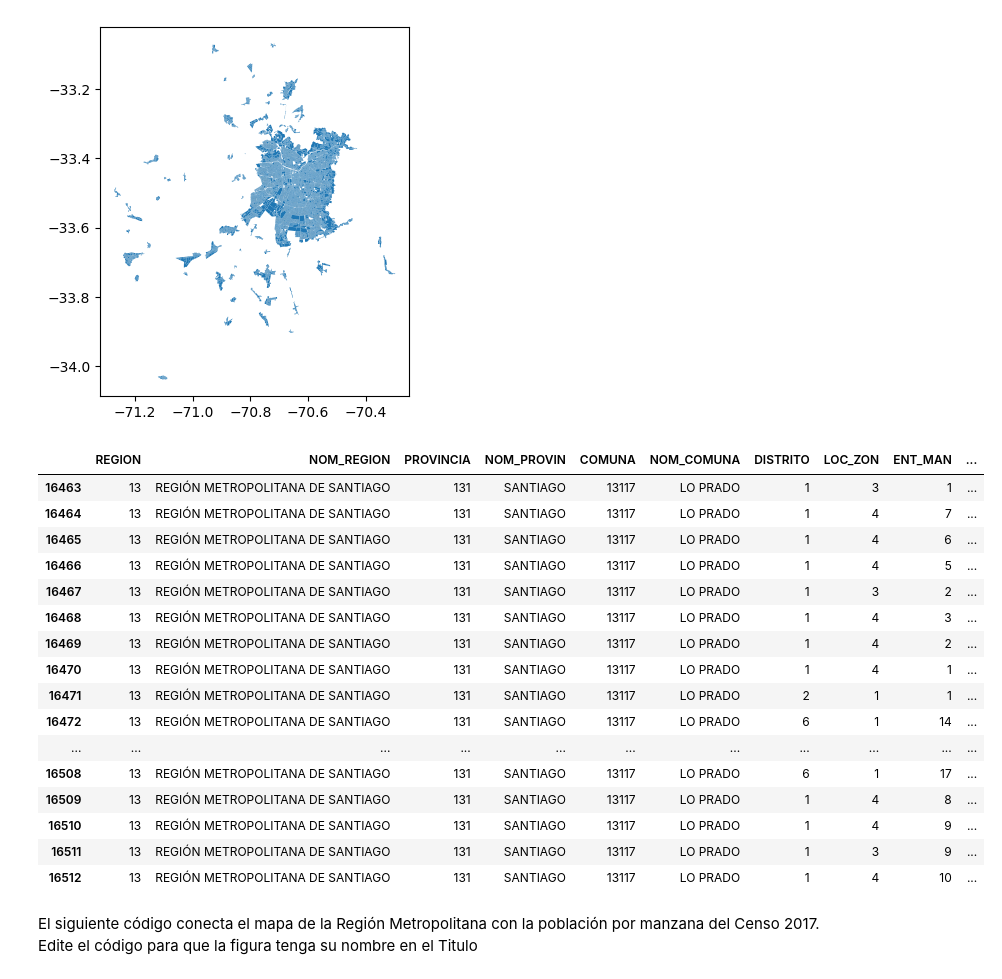
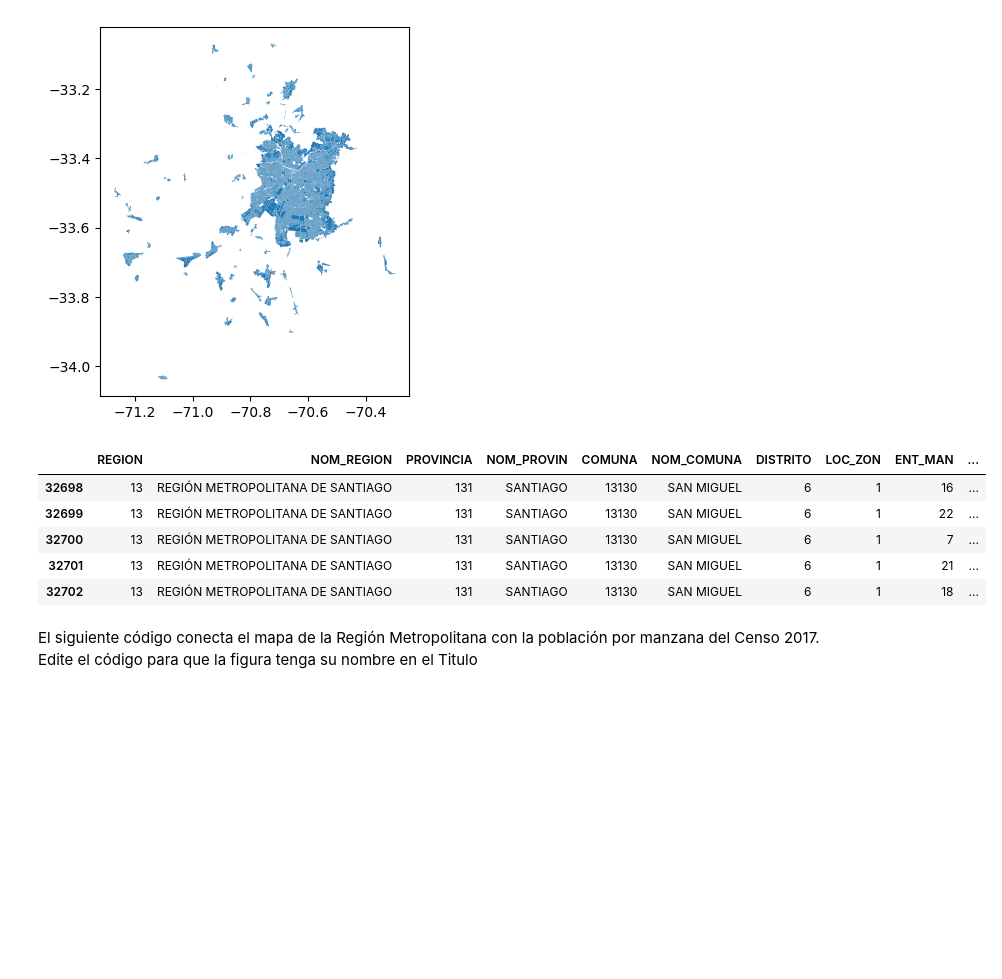
Before and after one commit to SergioHdezDC/IMT2200-SERGIO-HERNANDEZ, a Jupyter notebook: Actividad 01/IMT2200 - Actividad 01.ipynb, the cells around one changed output. Drawn from its saved outputs; the diff is of its cells as text; code cells hidden in the pictures; blank space fills up the shorter version.

```diff
--- a/Actividad 01/IMT2200 - Actividad 01.ipynb
+++ b/Actividad 01/IMT2200 - Actividad 01.ipynb
@@ -134,26 +134,17 @@ manz.plot()
 [figure]
 # %%
 #manz.head(50)
-manz[manz["NOM_COMUNA"] == "LO PRADO"].head(50)
+#manz[manz["NOM_COMUNA"] == "LO PRADO"].head(50)
 #com.head(50)
+manz=gpd.read_file('R13/MANZANA_IND_C17.shp')
+manz[manz["NOM_COMUNA"] == "SAN MIGUEL"].head()
 # %% [output]
 |  | REGION | NOM_REGION | PROVINCIA | NOM_PROVIN | COMUNA | NOM_COMUNA | DISTRITO | LOC_ZON | ENT_MAN | ... |
-| 16463 | 13 | REGIÓN METROPOLITANA DE SANTIAGO | 131 | SANTIAGO | 13117 | LO PRADO | 1 | 3 | 1 | ... |
-| 16464 | 13 | REGIÓN METROPOLITANA DE SANTIAGO | 131 | SANTIAGO | 13117 | LO PRADO | 1 | 4 | 7 | ... |
-| 16465 | 13 | REGIÓN METROPOLITANA DE SANTIAGO | 131 | SANTIAGO | 13117 | LO PRADO | 1 | 4 | 6 | ... |
-| 16466 | 13 | REGIÓN METROPOLITANA DE SANTIAGO | 131 | SANTIAGO | 13117 | LO PRADO | 1 | 4 | 5 | ... |
-| 16467 | 13 | REGIÓN METROPOLITANA DE SANTIAGO | 131 | SANTIAGO | 13117 | LO PRADO | 1 | 3 | 2 | ... |
-| 16468 | 13 | REGIÓN METROPOLITANA DE SANTIAGO | 131 | SANTIAGO | 13117 | LO PRADO | 1 | 4 | 3 | ... |
-| 16469 | 13 | REGIÓN METROPOLITANA DE SANTIAGO | 131 | SANTIAGO | 13117 | LO PRADO | 1 | 4 | 2 | ... |
-| 16470 | 13 | REGIÓN METROPOLITANA DE SANTIAGO | 131 | SANTIAGO | 13117 | LO PRADO | 1 | 4 | 1 | ... |
-| 16471 | 13 | REGIÓN METROPOLITANA DE SANTIAGO | 131 | SANTIAGO | 13117 | LO PRADO | 2 | 1 | 1 | ... |
-| 16472 | 13 | REGIÓN METROPOLITANA DE SANTIAGO | 131 | SANTIAGO | 13117 | LO PRADO | 6 | 1 | 14 | ... |
-| ... | ... | ... | ... | ... | ... | ... | ... | ... | ... | ... |
-| 16508 | 13 | REGIÓN METROPOLITANA DE SANTIAGO | 131 | SANTIAGO | 13117 | LO PRADO | 6 | 1 | 17 | ... |
-| 16509 | 13 | REGIÓN METROPOLITANA DE SANTIAGO | 131 | SANTIAGO | 13117 | LO PRADO | 1 | 4 | 8 | ... |
-| 16510 | 13 | REGIÓN METROPOLITANA DE SANTIAGO | 131 | SANTIAGO | 13117 | LO PRADO | 1 | 4 | 9 | ... |
-| 16511 | 13 | REGIÓN METROPOLITANA DE SANTIAGO | 131 | SANTIAGO | 13117 | LO PRADO | 1 | 3 | 9 | ... |
-| 16512 | 13 | REGIÓN METROPOLITANA DE SANTIAGO | 131 | SANTIAGO | 13117 | LO PRADO | 1 | 4 | 10 | ... |
+| 32698 | 13 | REGIÓN METROPOLITANA DE SANTIAGO | 131 | SANTIAGO | 13130 | SAN MIGUEL | 6 | 1 | 16 | ... |
+| 32699 | 13 | REGIÓN METROPOLITANA DE SANTIAGO | 131 | SANTIAGO | 13130 | SAN MIGUEL | 6 | 1 | 22 | ... |
+| 32700 | 13 | REGIÓN METROPOLITANA DE SANTIAGO | 131 | SANTIAGO | 13130 | SAN MIGUEL | 6 | 1 | 7 | ... |
+| 32701 | 13 | REGIÓN METROPOLITANA DE SANTIAGO | 131 | SANTIAGO | 13130 | SAN MIGUEL | 6 | 1 | 21 | ... |
+| 32702 | 13 | REGIÓN METROPOLITANA DE SANTIAGO | 131 | SANTIAGO | 13130 | SAN MIGUEL | 6 | 1 | 18 | ... |
 # %% [markdown]
 El siguiente código conecta el mapa de la Región Metropolitana con la población por manzana del Censo 2017. Edite el código para que la figura tenga su nombre en el Titulo
 # %%
```
Also changed, not shown: parts of 2 cells of this notebook, 11 other files.
